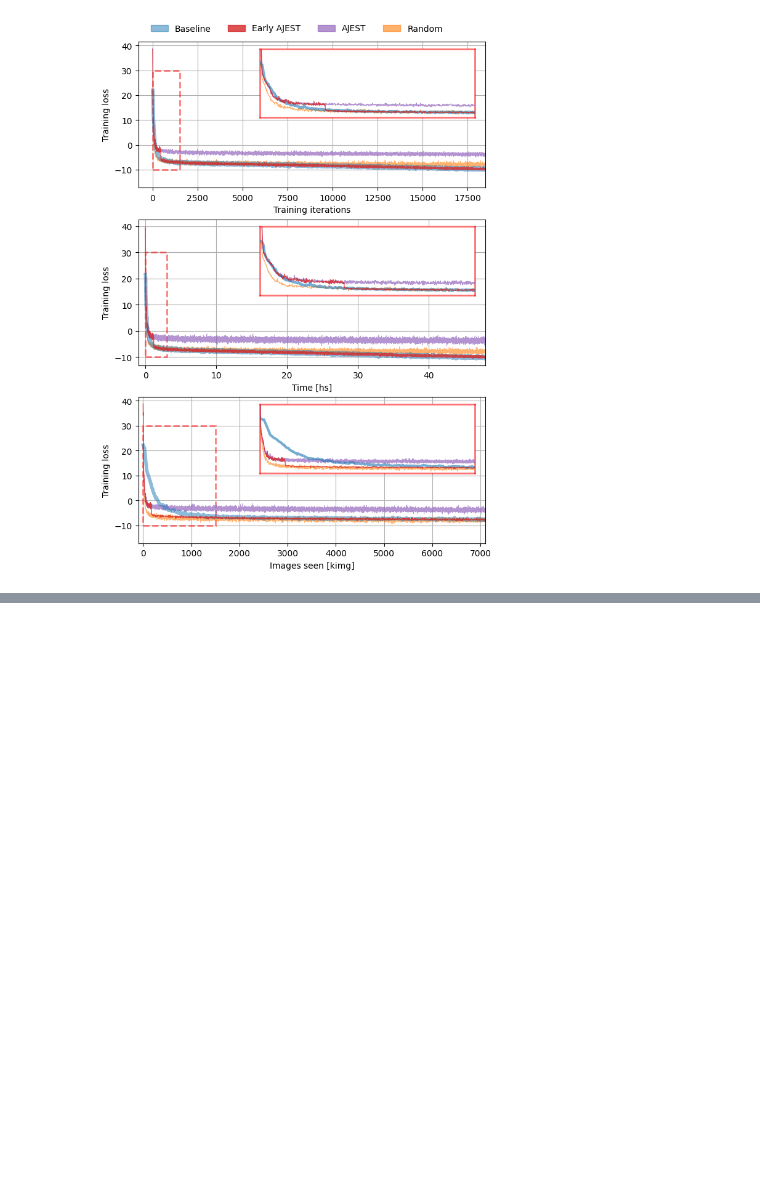
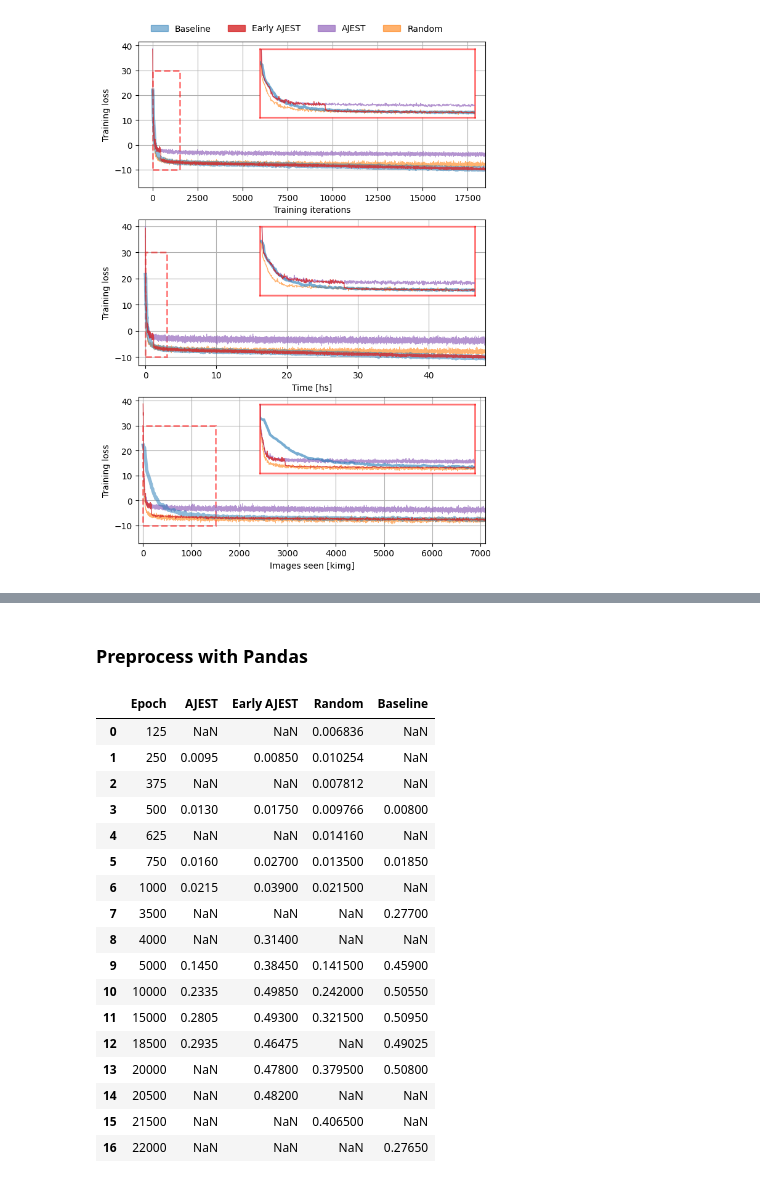
Before and after one commit to 0xInfty/Autoguided, a Jupyter notebook: Images/analysis/LossCurves.ipynb, the cells around one changed output, grey strips where cells are left out. Saved outputs shown, nothing was run; the diff lists cells and outputs as text; code cells hidden in the pictures; blank space fills up the shorter version.

```diff
--- a/Images/analysis/LossCurves.ipynb
+++ b/Images/analysis/LossCurves.ipynb
@@ -327,0 +478,2 @@ array([6.4, 4.8])
+# %% [markdown]
+### Preprocess with Pandas
@@ -327,0 +491,21 @@ array([6.4, 4.8])
+# %%
+pandas_data
+# %% [output]
+|  | Epoch | AJEST | Early AJEST | Random | Baseline |
+| 0 | 125 | NaN | NaN | 0.006836 | NaN |
+| 1 | 250 | 0.0095 | 0.00850 | 0.010254 | NaN |
+| 2 | 375 | NaN | NaN | 0.007812 | NaN |
+| 3 | 500 | 0.0130 | 0.01750 | 0.009766 | 0.00800 |
+| 4 | 625 | NaN | NaN | 0.014160 | NaN |
+| 5 | 750 | 0.0160 | 0.02700 | 0.013500 | 0.01850 |
+| 6 | 1000 | 0.0215 | 0.03900 | 0.021500 | NaN |
+| 7 | 3500 | NaN | NaN | NaN | 0.27700 |
+| 8 | 4000 | NaN | 0.31400 | NaN | NaN |
+| 9 | 5000 | 0.1450 | 0.38450 | 0.141500 | 0.45900 |
+| 10 | 10000 | 0.2335 | 0.49850 | 0.242000 | 0.50550 |
+| 11 | 15000 | 0.2805 | 0.49300 | 0.321500 | 0.50950 |
+| 12 | 18500 | 0.2935 | 0.46475 | NaN | 0.49025 |
+| 13 | 20000 | NaN | 0.47800 | 0.379500 | 0.50800 |
+| 14 | 20500 | NaN | 0.48200 | NaN | NaN |
+| 15 | 21500 | NaN | NaN | 0.406500 | NaN |
+| 16 | 22000 | NaN | NaN | NaN | 0.27650 |
```
Also changed, not shown: parts of 37 cells of this notebook.
